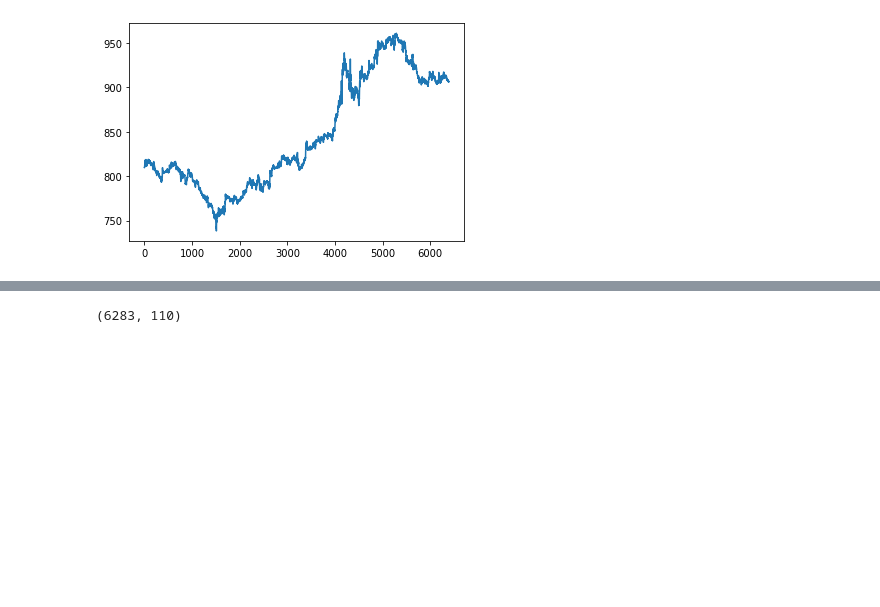
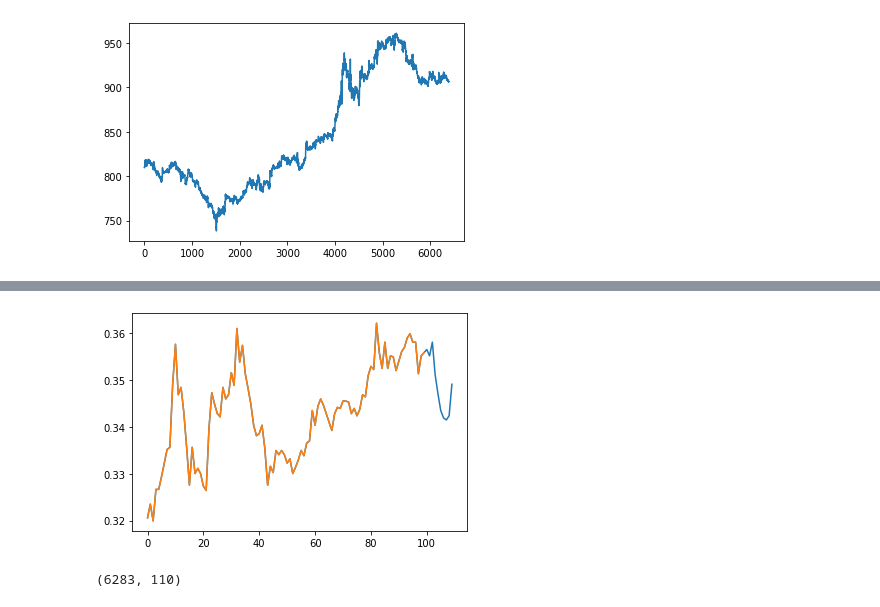
Before and after one commit to yashgupta417/stox, a Jupyter notebook: model.ipynb, the cells around one changed output, grey strips where cells are left out. Drawn from its saved outputs; the diff is of its cells as text; code cells hidden in the pictures; blank space fills up the shorter version.

```diff
--- a/model.ipynb
+++ b/model.ipynb
@@ -149,4 +155,12 @@ input_size=100
 output_size=10
 for symbol in n50:
     seq_data[symbol]=generate_seq_data(close[symbol],input_size,output_size)
+# %%
+# plot of closing price of CIPLA stock
+# orange is X, blue is Y
+plt.plot(seq_data['CIPLA.NS'][0])
+plt.plot(seq_data['CIPLA.NS'][0,:-output_size])
+plt.show()
+# %% [output]
+[figure, added]
 # %%
```
Also changed, not shown: parts of 17 cells of this notebook.
